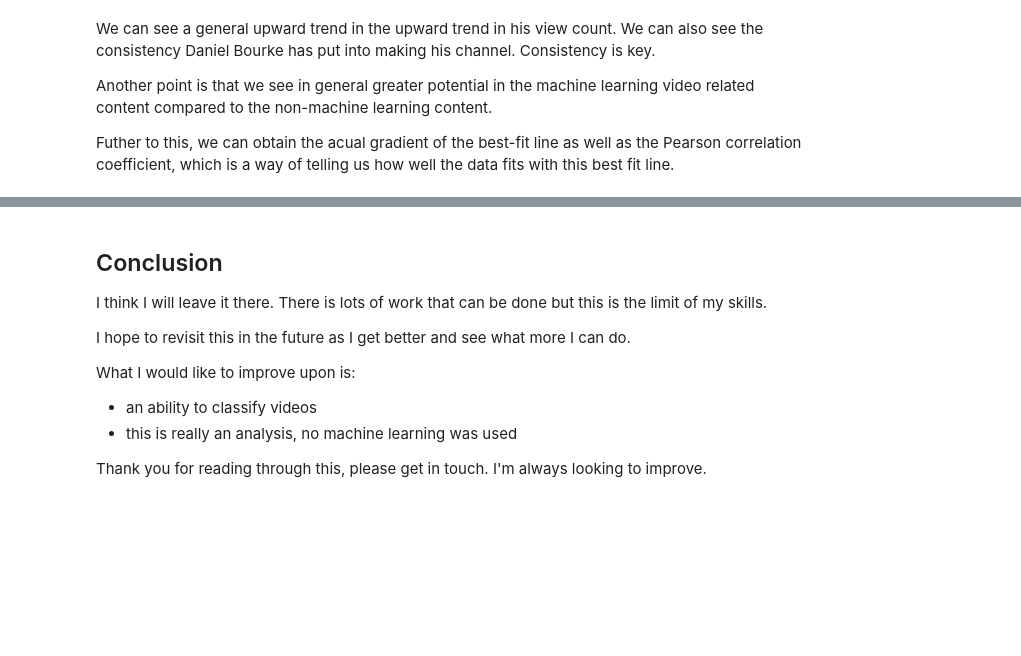
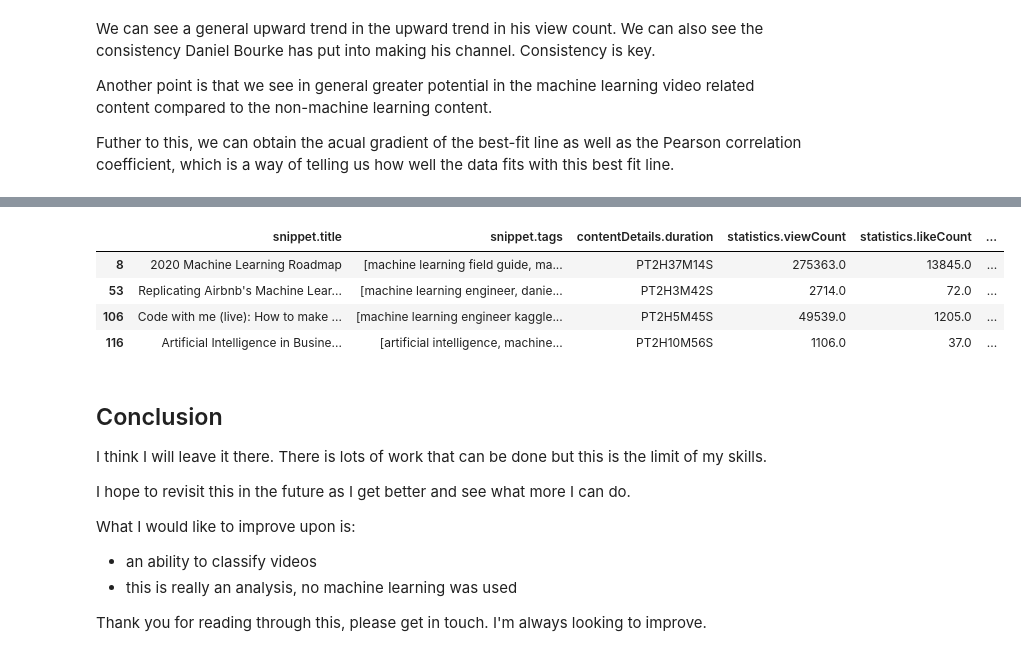
Before and after one commit to shivan-s/MrBourkeYoutubeStats, a Jupyter notebook: MrBourkeYoutubeStats.ipynb, the cells around one changed output, grey strips where cells are left out. Drawn from its saved outputs; the diff is of its cells as text; code cells hidden in the pictures; blank space fills up the shorter version.

```diff
--- a/MrBourkeYoutubeStats.ipynb
+++ b/MrBourkeYoutubeStats.ipynb
@@ -552,3 +590,13 @@ Non-ML video correlation coefficient:   0.4928837755161405
+# %%
+#some of Daniel Bourke's longest videos
+
+df1[df1['contentDetails.duration_REFORMATED_FLOAT'] > 120]
+# %% [output]
+|  | snippet.title | snippet.tags | contentDetails.duration | statistics.viewCount | statistics.likeCount | ... |
+| 8 | 2020 Machine Learning Roadmap | [machine learning field guide, ma... | PT2H37M14S | 275363.0 | 13845.0 | ... |
+| 53 | Replicating Airbnb's Machine Lear... | [machine learning engineer, danie... | PT2H3M42S | 2714.0 | 72.0 | ... |
+| 106 | Code with me (live): How to make ... | [machine learning engineer kaggle... | PT2H5M45S | 49539.0 | 1205.0 | ... |
+| 116 | Artificial Intelligence in Busine... | [artificial intelligence, machine... | PT2H10M56S | 1106.0 | 37.0 | ... |
 # %% [markdown]
 ## Conclusion
 
```
Also changed, not shown: parts of 19 cells of this notebook.
